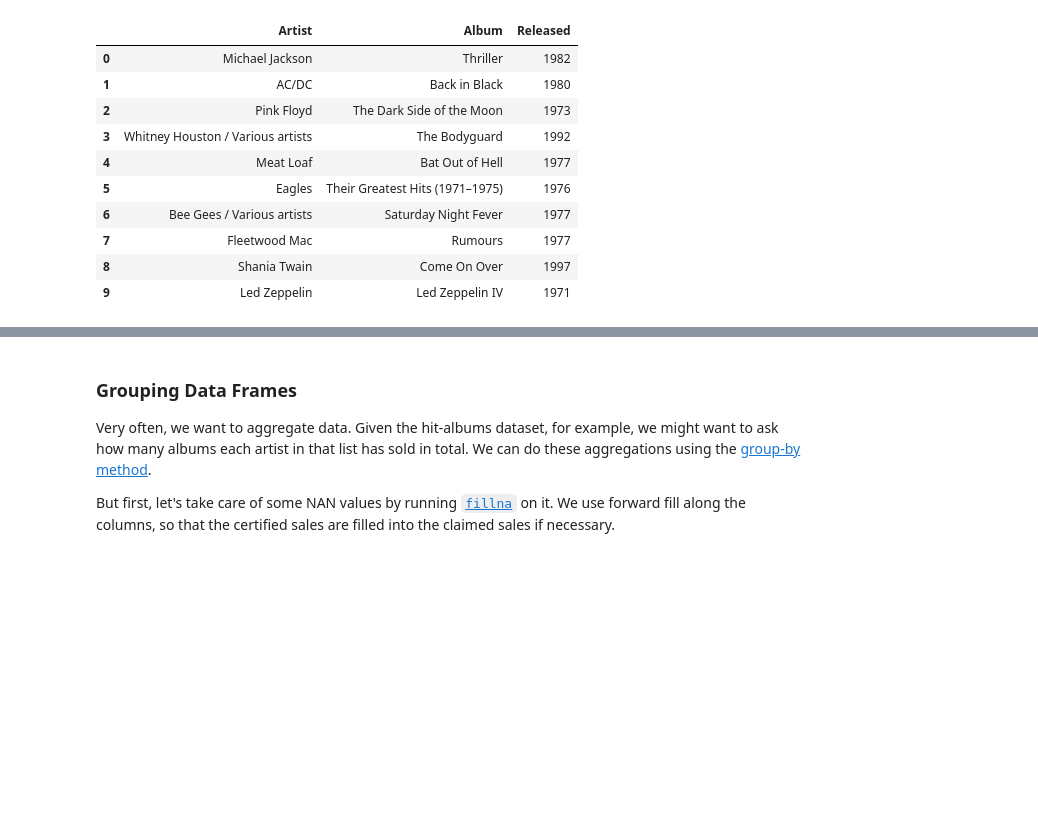
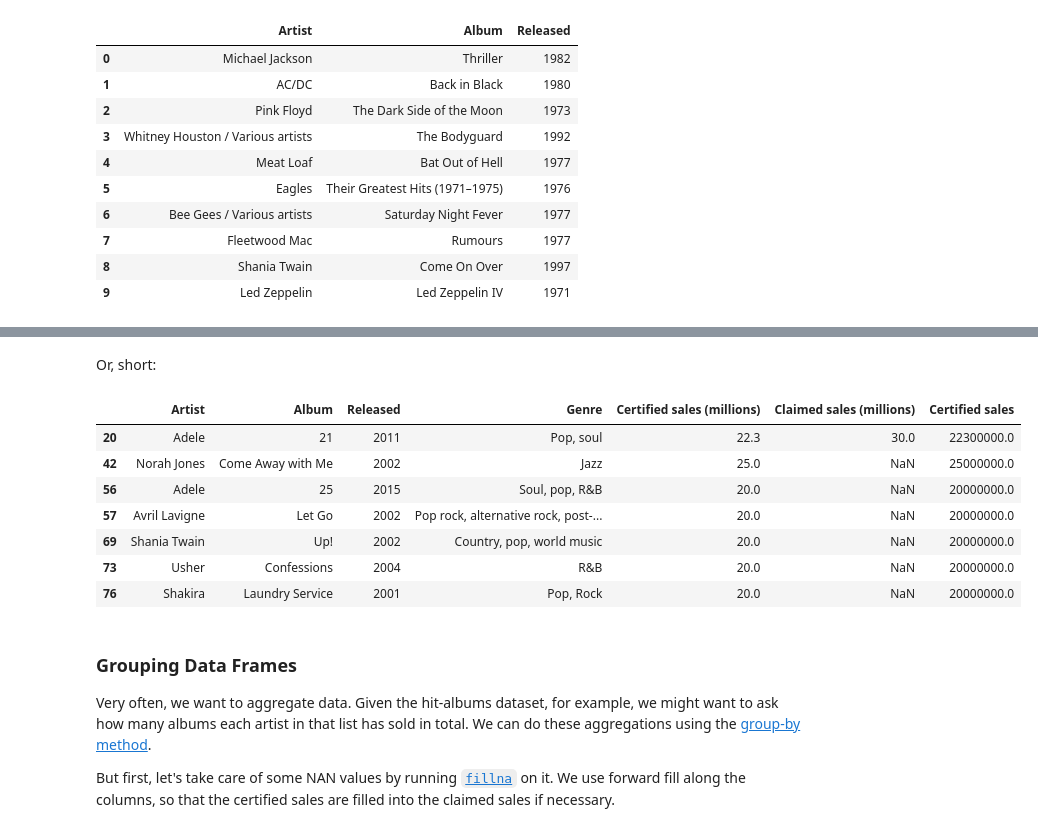
Before and after one commit to datascience-course/2020-datascience-lectures, a Jupyter notebook: 06-loading-data-dataframes/06-loading-data-dataframes.ipynb, the cells around one changed output, grey strips where cells are left out. Saved outputs shown, nothing was run; the diff lists cells and outputs as text; code cells hidden in the pictures; blank space fills up the shorter version.

```diff
--- a/06-loading-data-dataframes/06-loading-data-dataframes.ipynb
+++ b/06-loading-data-dataframes/06-loading-data-dataframes.ipynb
@@ -1114,0 +1110,3 @@ full_hit_albums.iloc[0:10, 0:3]
+# %%
+full_hit_albums["Certified sales"] =  full_hit_albums["Certified sales (millions)"] * 1000000
+full_hit_albums.head()
@@ -1115,3 +1141,16 @@ full_hit_albums.iloc[0:10, 0:3]
+# %% [markdown]
+Or, short:
+# %%
+full_hit_albums.loc[full_hit_albums["Released"] > 2000]
+# %% [output]
+|  | Artist | Album | Released | Genre | Certified sales (millions) | Claimed sales (millions) | Certified sales |
+| 20 | Adele | 21 | 2011 | Pop, soul | 22.3 | 30.0 | 22300000.0 |
+| 42 | Norah Jones | Come Away with Me | 2002 | Jazz | 25.0 | NaN | 25000000.0 |
+| 56 | Adele | 25 | 2015 | Soul, pop, R&B | 20.0 | NaN | 20000000.0 |
+| 57 | Avril Lavigne | Let Go | 2002 | Pop rock, alternative rock, post-... | 20.0 | NaN | 20000000.0 |
+| 69 | Shania Twain | Up! | 2002 | Country, pop, world music | 20.0 | NaN | 20000000.0 |
+| 73 | Usher | Confessions | 2004 | R&B | 20.0 | NaN | 20000000.0 |
+| 76 | Shakira | Laundry Service | 2001 | Pop, Rock | 20.0 | NaN | 20000000.0 |
 # %% [markdown]
 ### Grouping Data Frames
 
```
Also changed, not shown: parts of 8 cells of this notebook.
